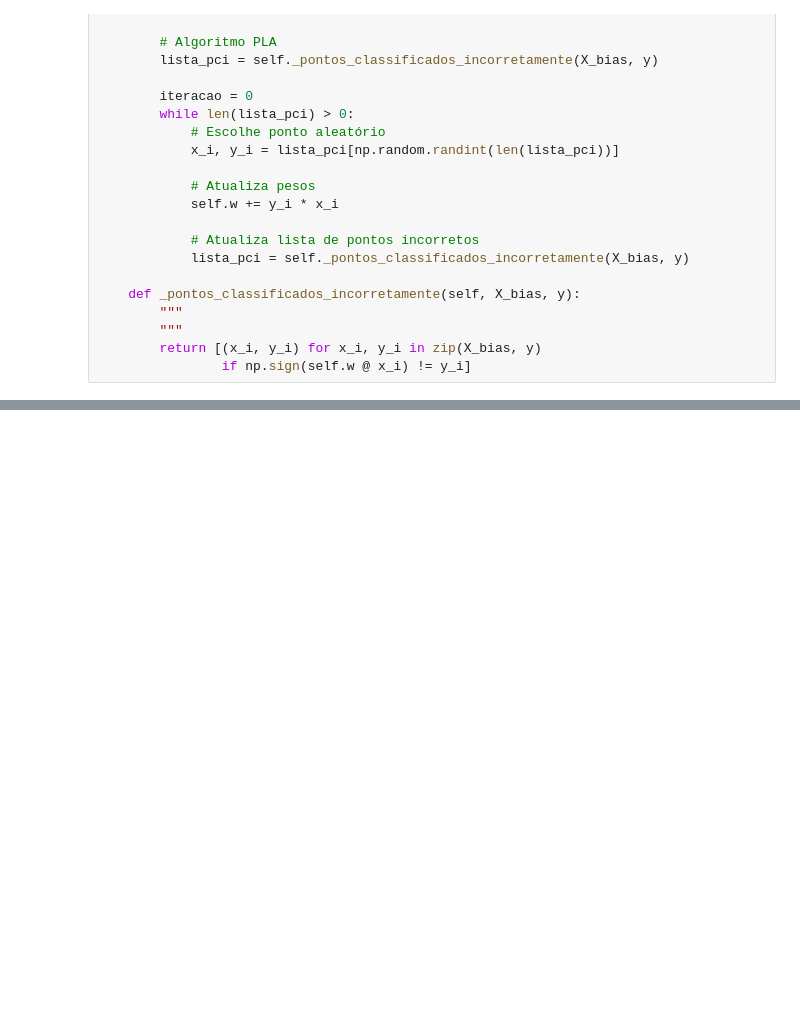
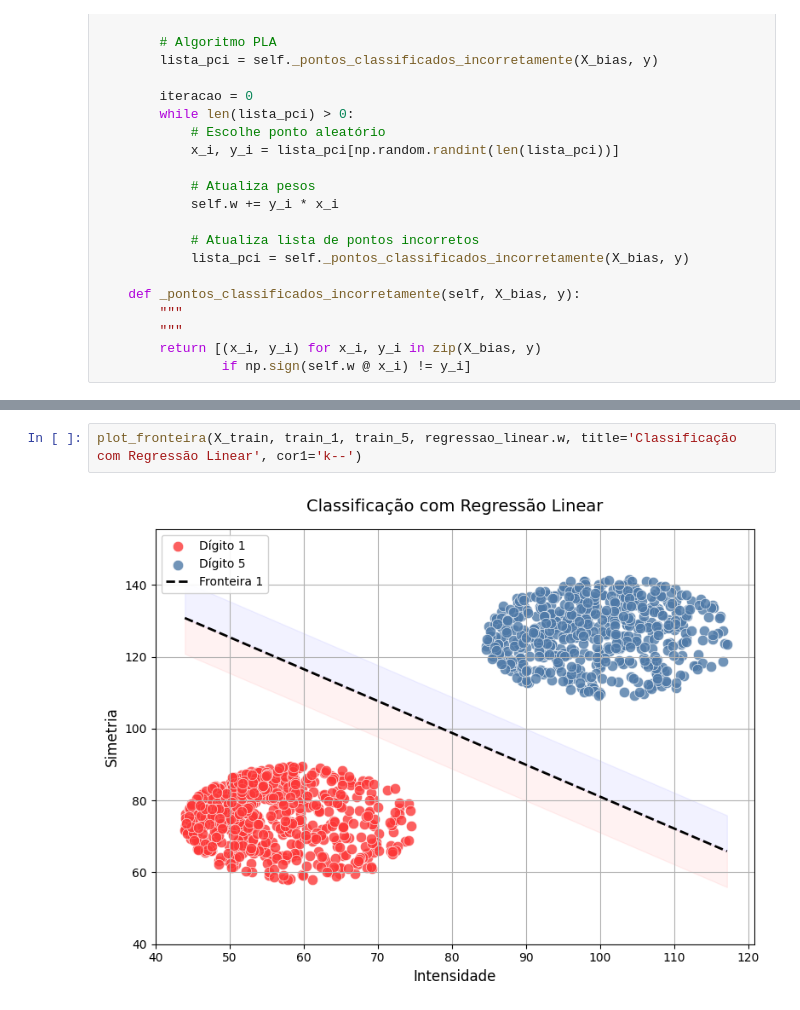
Before and after one commit to juliamssilva/classificador_digitos, a Jupyter notebook: mnsit.ipynb, the cells around one changed output, grey strips where cells are left out. Cells and saved outputs as stored; diff of their text form; blank space fills up the shorter version.

```diff
--- a/mnsit.ipynb
+++ b/mnsit.ipynb
@@ -377,0 +522,4 @@ plt.show()
+# %%
+plot_fronteira(X_train, train_1, train_5, regressao_linear.w, title='Classificação com Regressão Linear', cor1='k--')
+# %% [output]
+[figure, added]
```
Also changed, not shown: parts of 14 cells of this notebook.
